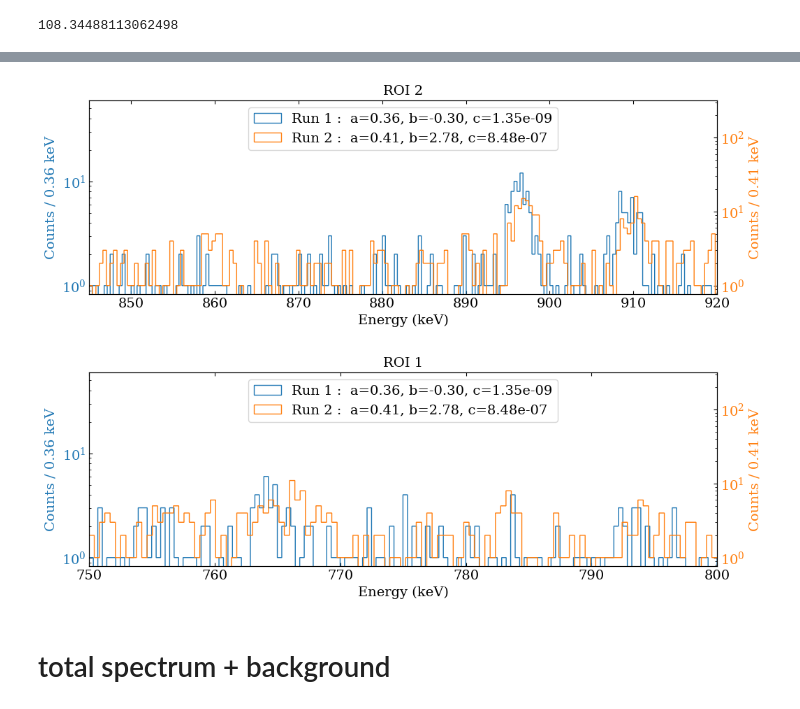
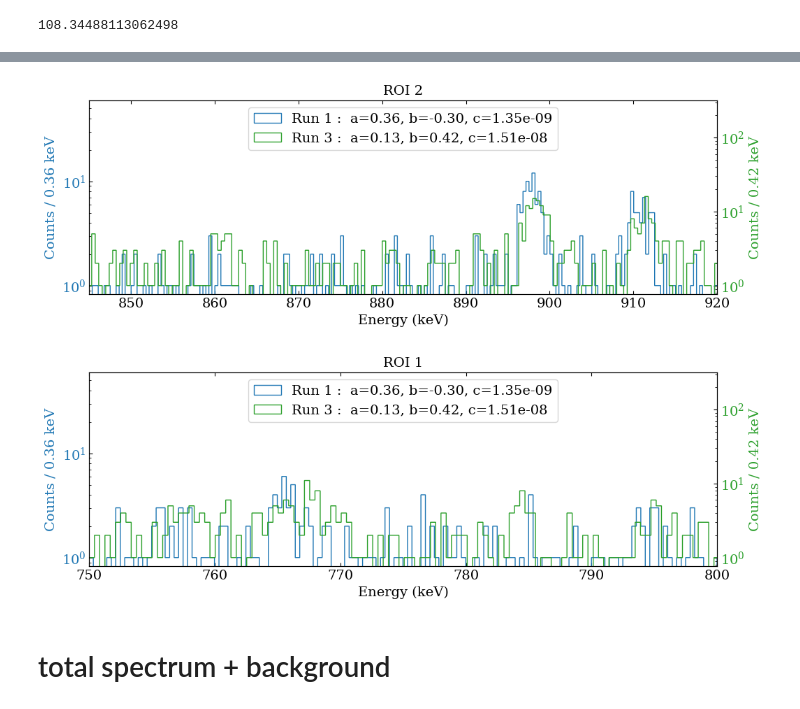
Before and after one commit to RitaF00/ZrO2-double-beta-decay, a Jupyter notebook: Calibrated_run2_baclground_comparison.ipynb, the cells around one changed output, grey strips where cells are left out. Cells and saved outputs as stored; diff of their text form; code cells hidden in the pictures.

```diff
--- a/Calibrated_run2_baclground_comparison.ipynb
+++ b/Calibrated_run2_baclground_comparison.ipynb
@@ -11,12 +11,12 @@ from scipy.optimize import minimize
 # %%
 plt.rcParams.update({
     "font.family": "serif",
-    "font.size": 14,
-    "axes.labelsize": 14,
-    "axes.titlesize": 14,
-    "legend.fontsize": 14,
-    "xtick.labelsize": 14,
-    "ytick.labelsize": 14,
+    "font.size": 15,
+    "axes.labelsize": 15,
+    "axes.titlesize": 15,
+    "legend.fontsize": 15,
+    "xtick.labelsize": 15,
+    "ytick.labelsize": 15,
     #"figure.figsize": (5.8, 3.6),  # tipico per colonna singola
     "figure.figsize": (11.6, 3.6),  # tipico per colonna singola
     "lines.linewidth": 1.2,
@@ -44,7 +44,11 @@ t_tot = t_run1 + t_run2
 ar1 = 0.357304
 br1 = -0.295444
 cr1 = 1.352297E-009
-
+'''
+ar1 = 3.56948166e-01
+br1 = 7.10228572e-01
+cr1 = 3.04089090e-08
+'''
 
 ar2 =  0.4142675
 br2 = 2.78
@@ -176,41 +239,41 @@ ax1.hist(
 ax1.set_xlabel('Energy (keV)')
 ax1.set_ylabel(f'Counts / {E_kev_run1[1] - E_kev_run1[0]:.2f} keV', color='C0')
 ax1.tick_params(axis='y', labelcolor='C0')
 ax1.set_yscale('log')
 
 # Asse Y destro (Run 2)
 ax2 = ax1.twinx()
 
 ax2.hist(
-    E_kev_run2,
-    bins=np.linspace(E_kev_run2.min(), E_kev_run2.max(), len(spectrum_run2)+1),
-    weights=spectrum_run2,
+    E_kev_run3,
+    bins=np.linspace(E_kev_run3.min(), E_kev_run3.max(), len(spectrum_run3)+1),
+    weights=spectrum_run3,
     histtype='step',
-    label=f'Run 2 :  a={ar2:.2f}, b={br2:.2f}, c={cr2:.2e}',
-    color='C1'
+    label=f'Run 3 :  a={ar3:.2f}, b={br3:.2f}, c={cr3:.2e}',
+    color='C2'
 )
 
 
 
-ax2.set_ylabel(f'Counts / {E_kev_run2[1] - E_kev_run2[0]:.2f} keV', color='C1')
-ax2.tick_params(axis='y', labelcolor='C1')
+ax2.set_ylabel(f'Counts / {E_kev_run3[1] - E_kev_run3[0]:.2f} keV', color='C2')
+ax2.tick_params(axis='y', labelcolor='C2')
 ax2.set_yscale('log')
 
 # Titolo e limiti
 ax1.set_title('ROI 2')
 ax1.set_xlim(845, 920)
 ax1.set_xlim(845, 920)
 
 #ax1.vlines(2614.5, 1, 10, color='red', linestyle='--', label='208Tl 2614.5 keV')
 #ax1.vlines(1460, 1, 90, color='red', linestyle='--', label='40K 1460 keV')
 # Legenda combinata
 lines1, labels1 = ax1.get_legend_handles_labels()
 lines2, labels2 = ax2.get_legend_handles_labels()
 ax1.legend(lines1 + lines2, labels1 + labels2, loc='upper center')
 
 plt.show()
 # %% [output]
-[figure, old version]
+[figure, new version]
 # %%
 fig, ax1 = plt.subplots()
 
@@ -235,16 +298,16 @@ ax1.set_yscale('log')
 ax2 = ax1.twinx()
 
 ax2.hist(
-    E_kev_run2,
-    bins=np.linspace(E_kev_run2.min(), E_kev_run2.max(), len(spectrum_run2)+1),
-    weights=spectrum_run2,
+    E_kev_run3,
+    bins=np.linspace(E_kev_run3.min(), E_kev_run3.max(), len(spectrum_run3)+1),
+    weights=spectrum_run3,
     histtype='step',
-    label=f'Run 2 :  a={ar2:.2f}, b={br2:.2f}, c={cr2:.2e}',
-    color='C1'
+    label=f'Run 3 :  a={ar3:.2f}, b={br3:.2f}, c={cr3:.2e}',
+    color='C2'
 )
 
-ax2.set_ylabel(f'Counts / {E_kev_run2[1] - E_kev_run2[0]:.2f} keV', color='C1')
-ax2.tick_params(axis='y', labelcolor='C1')
+ax2.set_ylabel(f'Counts / {E_kev_run3[1] - E_kev_run3[0]:.2f} keV', color='C2')
+ax2.tick_params(axis='y', labelcolor='C2')
 ax2.set_yscale('log')
 
 # Titolo e limiti
@@ -260,7 +323,7 @@ ax1.legend(lines1 + lines2, labels1 + labels2, loc='upper center')
 
 plt.show()
 # %% [output]
-[figure, old version]
+[figure, new version]
 # %% [markdown]
 # total spectrum + background
 # %%
```
Also changed, not shown: parts of 14 cells of this notebook, 4 other files.
